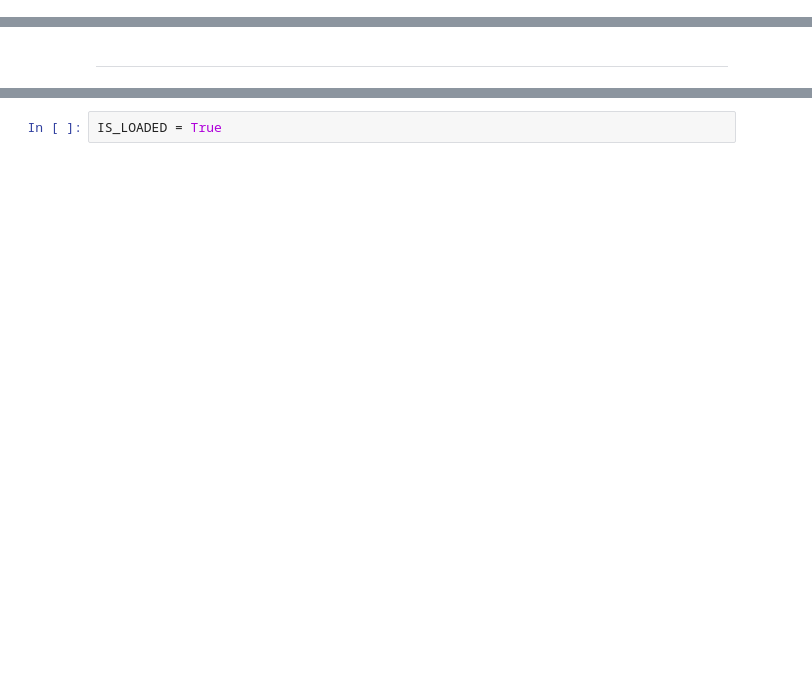
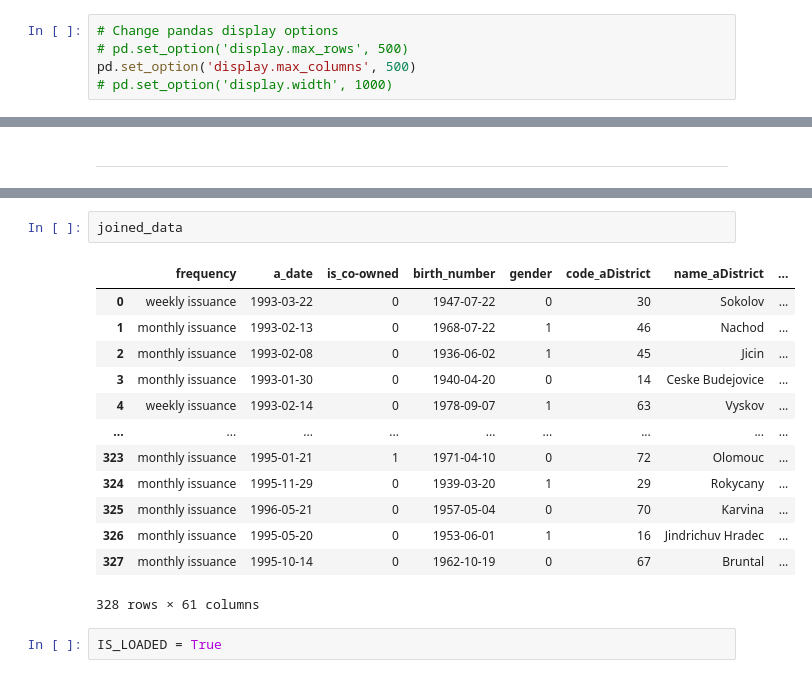
Before and after one commit to ruialves35/feup-ac, a Jupyter notebook: src/analysis/featureExtraction.ipynb, the cells around one changed output, grey strips where cells are left out. Cells and saved outputs as stored; diff of their text form; blank space fills up the shorter version.

```diff
--- a/src/analysis/featureExtraction.ipynb
+++ b/src/analysis/featureExtraction.ipynb
@@ -21,4 +23,9 @@ transaction_data = pd.read_csv("../../assets/clean/trans_dev.csv", dtype=
 IS_LOADED = False
+# %%
+# Change pandas display options
+# pd.set_option('display.max_rows', 500)
+pd.set_option('display.max_columns', 500)
+# pd.set_option('display.width', 1000)
 # %% [markdown]
 ### Transactions analysis
 
@@ -41,2 +97,18 @@ As we can see, the 'type' and 'operation' columns have a very high correlation.
+# %%
+joined_data
+# %% [output]
+|  | frequency | a_date | is_co-owned | birth_number | gender | code_aDistrict | name_aDistrict | ... |
+| 0 | weekly issuance | 1993-03-22 | 0 | 1947-07-22 | 0 | 30 | Sokolov | ... |
+| 1 | monthly issuance | 1993-02-13 | 0 | 1968-07-22 | 1 | 46 | Nachod | ... |
+| 2 | monthly issuance | 1993-02-08 | 0 | 1936-06-02 | 1 | 45 | Jicin | ... |
+| 3 | monthly issuance | 1993-01-30 | 0 | 1940-04-20 | 0 | 14 | Ceske Budejovice | ... |
+| 4 | weekly issuance | 1993-02-14 | 0 | 1978-09-07 | 1 | 63 | Vyskov | ... |
+| ... | ... | ... | ... | ... | ... | ... | ... | ... |
+| 323 | monthly issuance | 1995-01-21 | 1 | 1971-04-10 | 0 | 72 | Olomouc | ... |
+| 324 | monthly issuance | 1995-11-29 | 0 | 1939-03-20 | 1 | 29 | Rokycany | ... |
+| 325 | monthly issuance | 1996-05-21 | 0 | 1957-05-04 | 0 | 70 | Karvina | ... |
+| 326 | monthly issuance | 1995-05-20 | 0 | 1953-06-01 | 1 | 16 | Jindrichuv Hradec | ... |
+| 327 | monthly issuance | 1995-10-14 | 0 | 1962-10-19 | 0 | 67 | Bruntal | ... |
+328 rows × 61 columns
 # %%
 IS_LOADED = True
```
Also changed, not shown: parts of 7 cells of this notebook, 1 other file.
